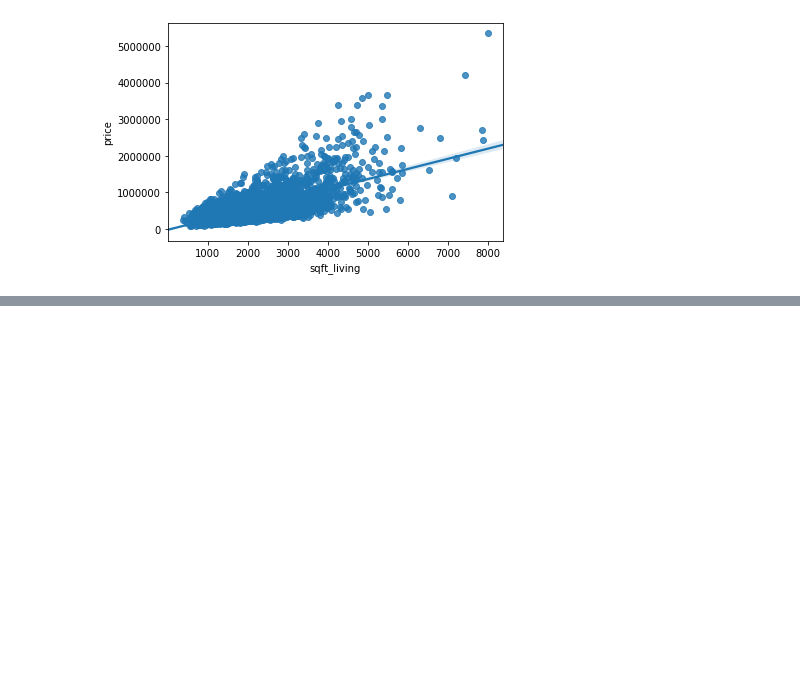
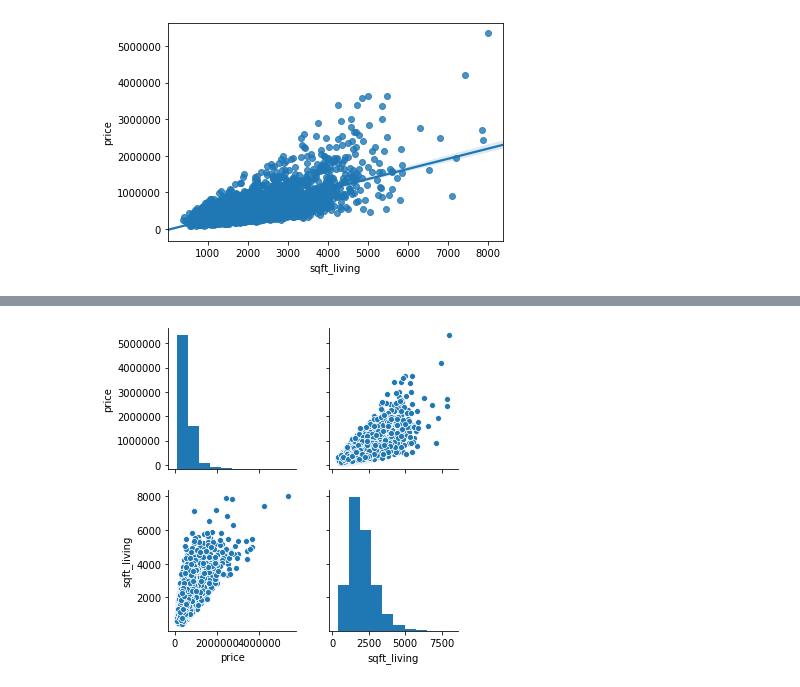
Before and after one commit to psuero1/house-sales-project, a Jupyter notebook: Data_Cleaning_EDA.ipynb, the cells around one changed output, grey strips where cells are left out. Cells and saved outputs as stored; diff of their text form; code cells hidden in the pictures; blank space fills up the shorter version.

```diff
--- a/Data_Cleaning_EDA.ipynb
+++ b/Data_Cleaning_EDA.ipynb
@@ -315,0 +328,4 @@ price_sqft_2015 = sns.regplot(data=data_2015, x='sqft_living', y='price')
+# %%
+p = sns.pairplot(data_2015[['price', 'sqft_living']])
+# %% [output]
+[figure, added]
```
Also changed, not shown: parts of 10 cells of this notebook.
